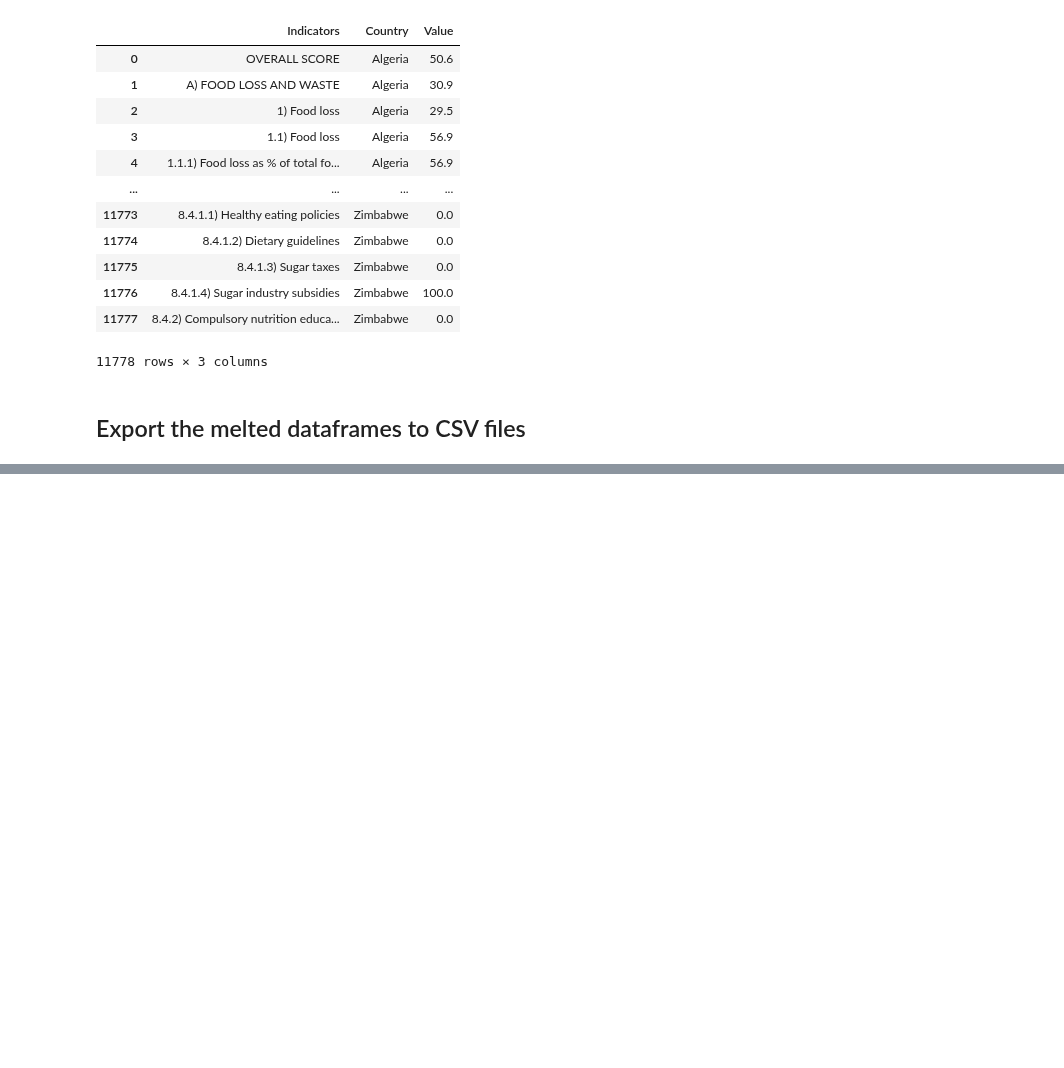
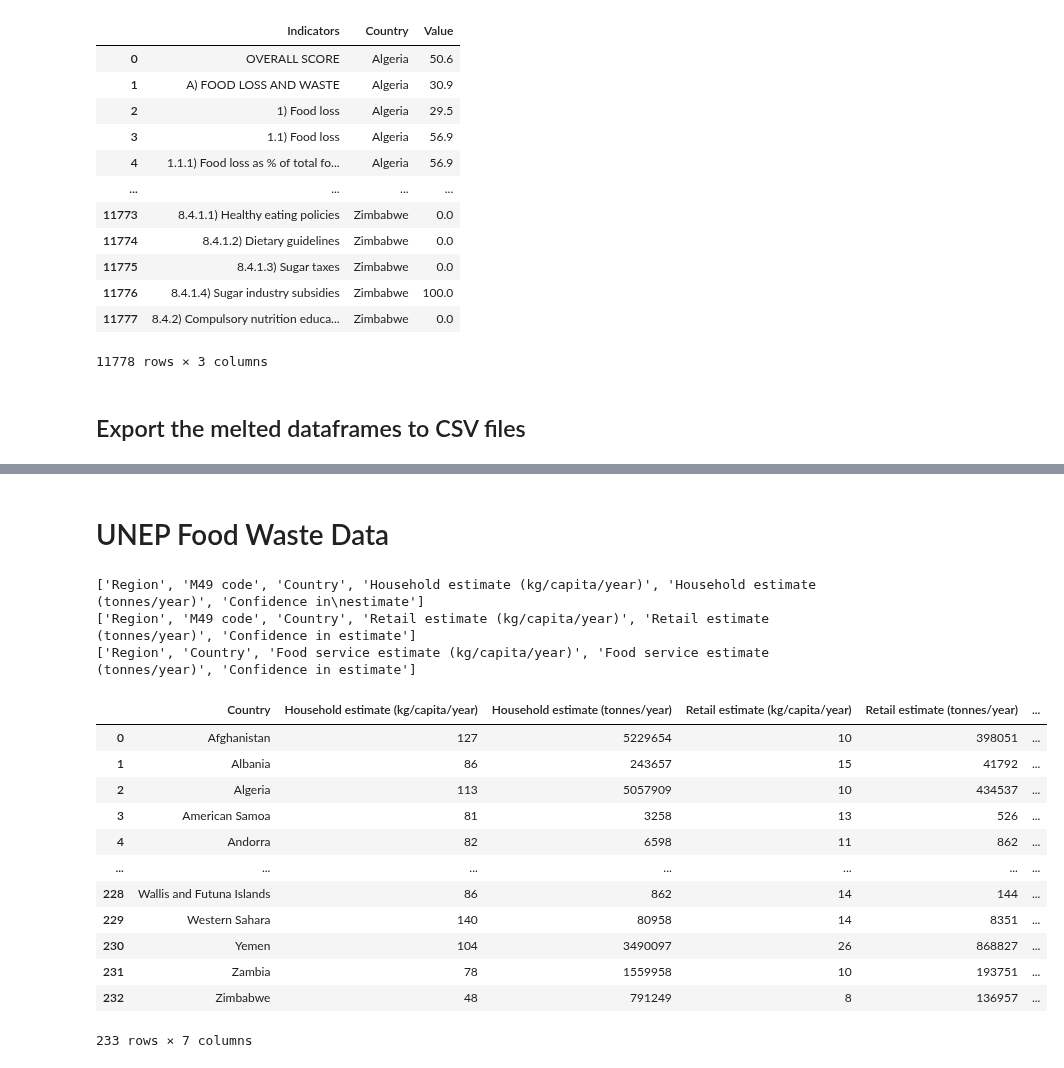
Before and after one commit to Azvier/asean-food-waste-sustainability, a Jupyter notebook: notebooks/data_processing.ipynb, the cells around one changed output, grey strips where cells are left out. Drawn from its saved outputs; the diff is of its cells as text; code cells hidden in the pictures; blank space fills up the shorter version.

Commit message:
feat(data): add UNEP food waste data loading and merging
Introduces code to load, clean, and merge household, retail, and food service food waste estimates from the UNEP dataset and export to csv.

```diff
--- a/notebooks/data_processing.ipynb
+++ b/notebooks/data_processing.ipynb
@@ -206,0 +209,39 @@ gfsi_score_melted.to_csv(r"../data/processed/gfsi_score_melted.csv", index=False
+# %% [markdown]
+# UNEP Food Waste Data
+# %%
+f_household_waste = pd.read_excel(r"../data/Food Waste Estimation UNEP 2024.xlsx", sheet_name="Household")
+f_retail_waste = pd.read_excel(r"../data/Food Waste Estimation UNEP 2024.xlsx", sheet_name="Retail")
+f_food_service_waste = pd.read_excel(r"../data/Food Waste Estimation UNEP 2024.xlsx", sheet_name="Food Service")
+# %%
+print(f_household_waste.columns.tolist())
+print(f_retail_waste.columns.tolist())
+print(f_food_service_waste.columns.tolist())
+# %% [output]
+['Region', 'M49 code', 'Country', 'Household estimate (kg/capita/year)', 'Household estimate (tonnes/year)', 'Confidence in\nestimate']
+['Region', 'M49 code', 'Country', 'Retail estimate (kg/capita/year)', 'Retail estimate (tonnes/year)', 'Confidence in estimate']
+['Region', 'Country', 'Food service estimate (kg/capita/year)', 'Food service estimate (tonnes/year)', 'Confidence in estimate']
+# %%
+f_household_waste.drop(columns=['M49 code', 'Region', 'Confidence in\nestimate'], inplace=True)
+f_retail_waste.drop(columns=['M49 code', 'Region', 'Confidence in estimate'], inplace=True)
+f_food_service_waste.drop(columns=['Region', 'Confidence in estimate'], inplace=True)
+# %%
+merged_df = f_household_waste.merge(
+    f_retail_waste, on='Country', how='outer'
+).merge(
+    f_food_service_waste, on='Country', how='outer'
+)
+merged_df
+# %% [output]
+|  | Country | Household estimate (kg/capita/year) | Household estimate (tonnes/year) | Retail estimate (kg/capita/year) | Retail estimate (tonnes/year) | ... |
+| 0 | Afghanistan | 127 | 5229654 | 10 | 398051 | ... |
+| 1 | Albania | 86 | 243657 | 15 | 41792 | ... |
+| 2 | Algeria | 113 | 5057909 | 10 | 434537 | ... |
+| 3 | American Samoa | 81 | 3258 | 13 | 526 | ... |
+| 4 | Andorra | 82 | 6598 | 11 | 862 | ... |
+| ... | ... | ... | ... | ... | ... | ... |
+| 228 | Wallis and Futuna Islands | 86 | 862 | 14 | 144 | ... |
+| 229 | Western Sahara | 140 | 80958 | 14 | 8351 | ... |
+| 230 | Yemen | 104 | 3490097 | 26 | 868827 | ... |
+| 231 | Zambia | 78 | 1559958 | 10 | 193751 | ... |
+| 232 | Zimbabwe | 48 | 791249 | 8 | 136957 | ... |
+233 rows × 7 columns
```
Also changed, not shown: parts of 3 cells of this notebook.
